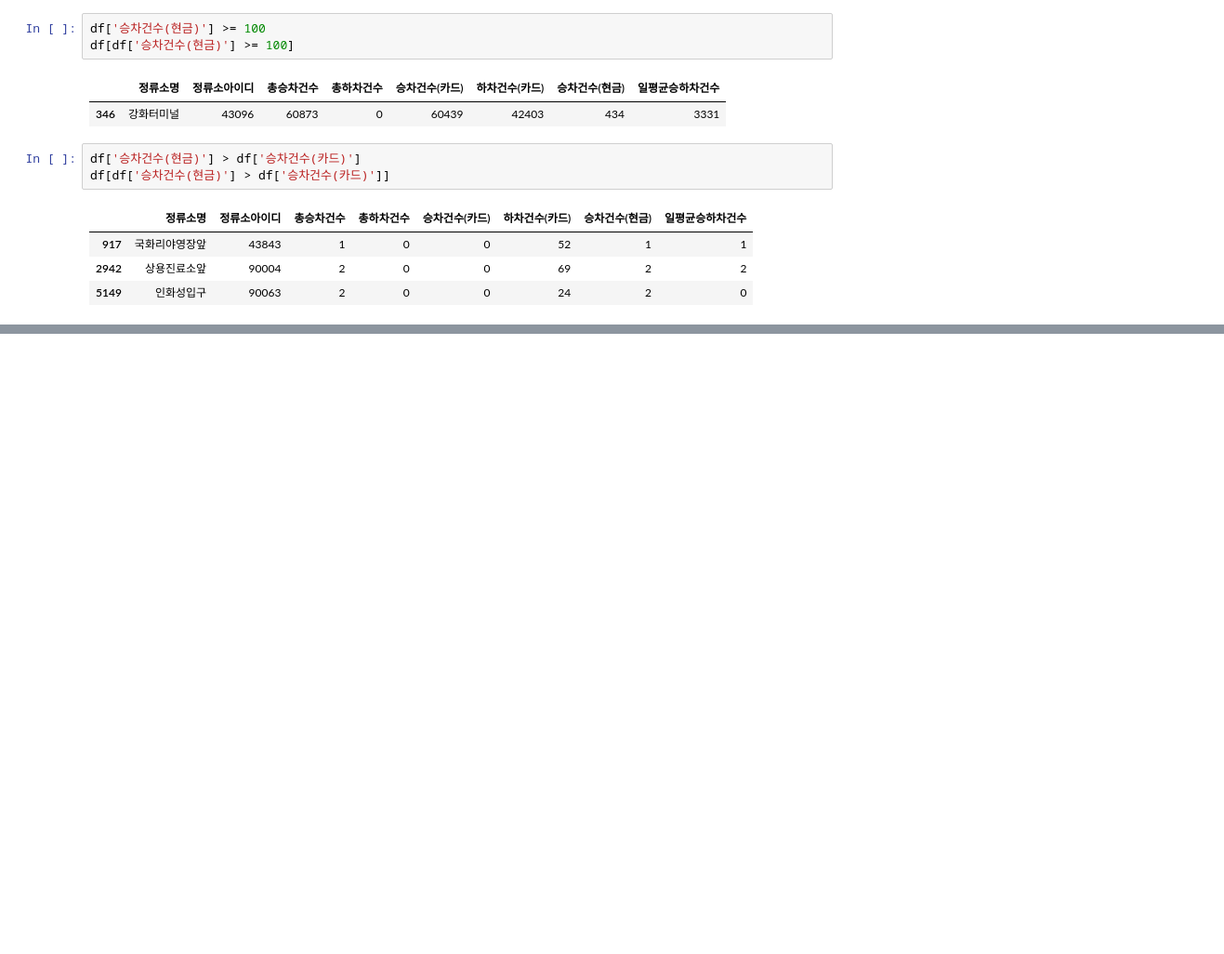
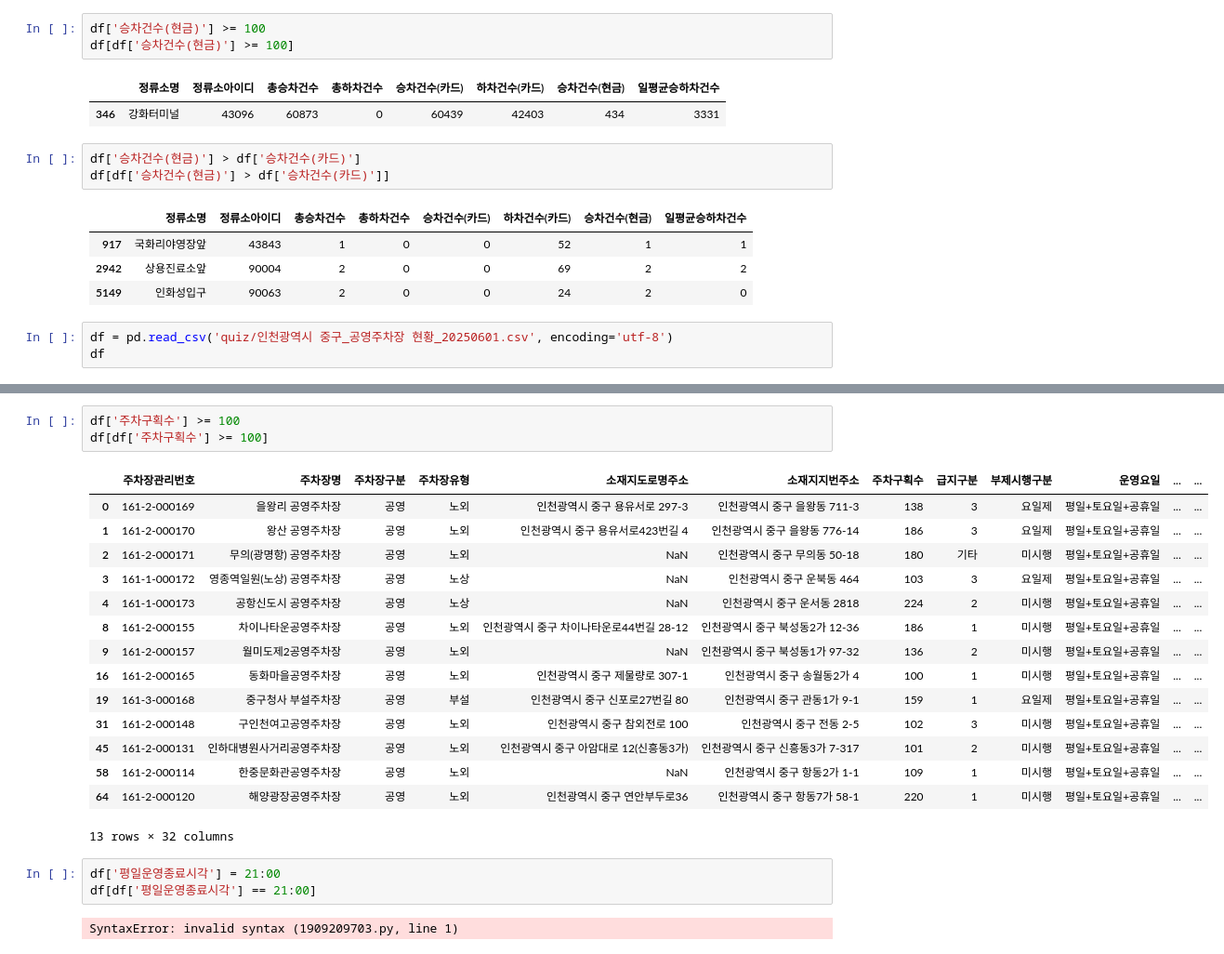
Before and after one commit to hyer11111111-beep/python-data-study, a Jupyter notebook: ch5_quiz.ipynb, the cells around one changed output, grey strips where cells are left out. Shown at 93% size. Cells and saved outputs as stored; diff of their text form; blank space fills up the shorter version.

```diff
--- a/ch5_quiz.ipynb
+++ b/ch5_quiz.ipynb
@@ -122,3 +114,6 @@ df[df['승차건수(현금)'] > df['승차건수(카드)']]
 | 917 | 국화리야영장앞 | 43843 | 1 | 0 | 0 | 52 | 1 | 1 |
 | 2942 | 상용진료소앞 | 90004 | 2 | 0 | 0 | 69 | 2 | 2 |
 | 5149 | 인화성입구 | 90063 | 2 | 0 | 0 | 24 | 2 | 0 |
+# %%
+df = pd.read_csv('quiz/인천광역시 중구_공영주차장 현황_20250601.csv', encoding='utf-8')
+df
@@ -124,0 +134,24 @@ df[df['승차건수(현금)'] > df['승차건수(카드)']]
+# %%
+df['주차구획수'] >= 100
+df[df['주차구획수'] >= 100]
+# %% [output]
+|  | 주차장관리번호 | 주차장명 | 주차장구분 | 주차장유형 | 소재지도로명주소 | 소재지지번주소 | 주차구획수 | 급지구분 | 부제시행구분 | 운영요일 | ... | ... |
+| 0 | 161-2-000169 | 을왕리 공영주차장 | 공영 | 노외 | 인천광역시 중구 용유서로 297-3 | 인천광역시 중구 을왕동 711-3 | 138 | 3 | 요일제 | 평일+토요일+공휴일 | ... | ... |
+| 1 | 161-2-000170 | 왕산 공영주차장 | 공영 | 노외 | 인천광역시 중구 용유서로423번길 4 | 인천광역시 중구 을왕동 776-14 | 186 | 3 | 요일제 | 평일+토요일+공휴일 | ... | ... |
+| 2 | 161-2-000171 | 무의(광명항) 공영주차장 | 공영 | 노외 | NaN | 인천광역시 중구 무의동 50-18 | 180 | 기타 | 미시행 | 평일+토요일+공휴일 | ... | ... |
+| 3 | 161-1-000172 | 영종역일원(노상) 공영주차장 | 공영 | 노상 | NaN | 인천광역시 중구 운북동 464 | 103 | 3 | 요일제 | 평일+토요일+공휴일 | ... | ... |
+| 4 | 161-1-000173 | 공항신도시 공영주차장 | 공영 | 노상 | NaN | 인천광역시 중구 운서동 2818 | 224 | 2 | 미시행 | 평일+토요일+공휴일 | ... | ... |
+| 8 | 161-2-000155 | 차이나타운공영주차장 | 공영 | 노외 | 인천광역시 중구 차이나타운로44번길 28-12 | 인천광역시 중구 북성동2가 12-36 | 186 | 1 | 미시행 | 평일+토요일+공휴일 | ... | ... |
+| 9 | 161-2-000157 | 월미도제2공영주차장 | 공영 | 노외 | NaN | 인천광역시 중구 북성동1가 97-32 | 136 | 2 | 미시행 | 평일+토요일+공휴일 | ... | ... |
+| 16 | 161-2-000165 | 동화마을공영주차장 | 공영 | 노외 | 인천광역시 중구 제물량로 307-1 | 인천광역시 중구 송월동2가 4 | 100 | 1 | 미시행 | 평일+토요일+공휴일 | ... | ... |
+| 19 | 161-3-000168 | 중구청사 부설주차장 | 공영 | 부설 | 인천광역시 중구 신포로27번길 80 | 인천광역시 중구 관동1가 9-1 | 159 | 1 | 요일제 | 평일+토요일+공휴일 | ... | ... |
+| 31 | 161-2-000148 | 구인천여고공영주차장 | 공영 | 노외 | 인천광역시 중구 참외전로 100 | 인천광역시 중구 전동 2-5 | 102 | 3 | 미시행 | 평일+토요일+공휴일 | ... | ... |
+| 45 | 161-2-000131 | 인하대병원사거리공영주차장 | 공영 | 노외 | 인천광역시 중구 아암대로 12(신흥동3가) | 인천광역시 중구 신흥동3가 7-317 | 101 | 2 | 미시행 | 평일+토요일+공휴일 | ... | ... |
+| 58 | 161-2-000114 | 한중문화관공영주차장 | 공영 | 노외 | NaN | 인천광역시 중구 항동2가 1-1 | 109 | 1 | 미시행 | 평일+토요일+공휴일 | ... | ... |
+| 64 | 161-2-000120 | 해양광장공영주차장 | 공영 | 노외 | 인천광역시 중구 연안부두로36 | 인천광역시 중구 항동7가 58-1 | 220 | 1 | 미시행 | 평일+토요일+공휴일 | ... | ... |
+13 rows × 32 columns
+# %%
+df['평일운영종료시각'] = 21:00
+df[df['평일운영종료시각'] == 21:00]
+# %% [output]
+SyntaxError: invalid syntax (1909209703.py, line 1)
```
Also changed, not shown: parts of 4 cells of this notebook, 8 other files.
